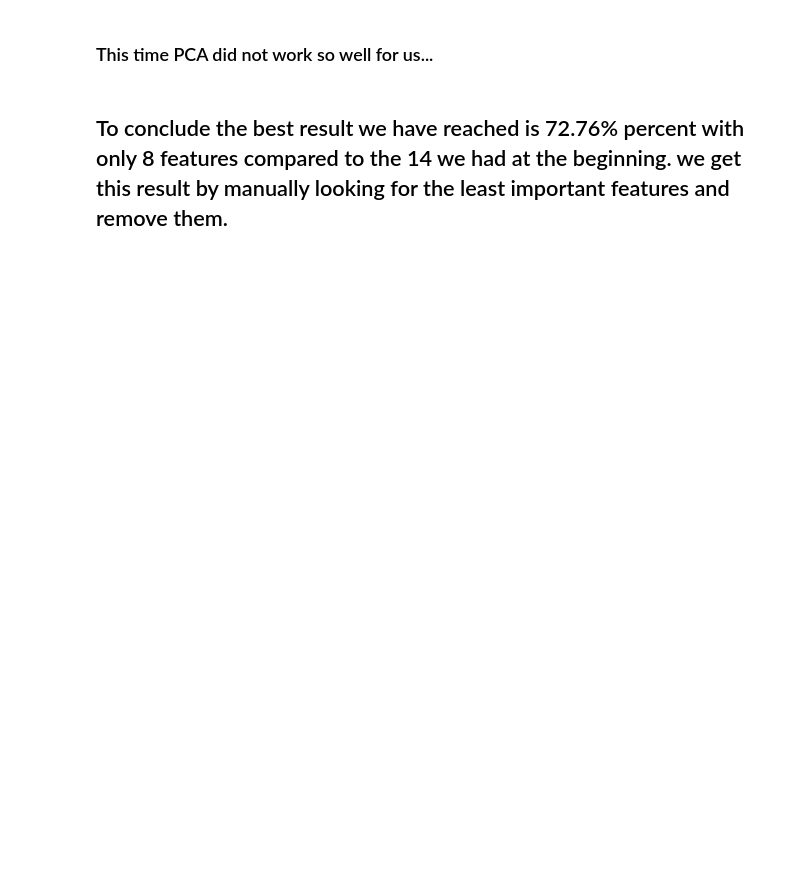
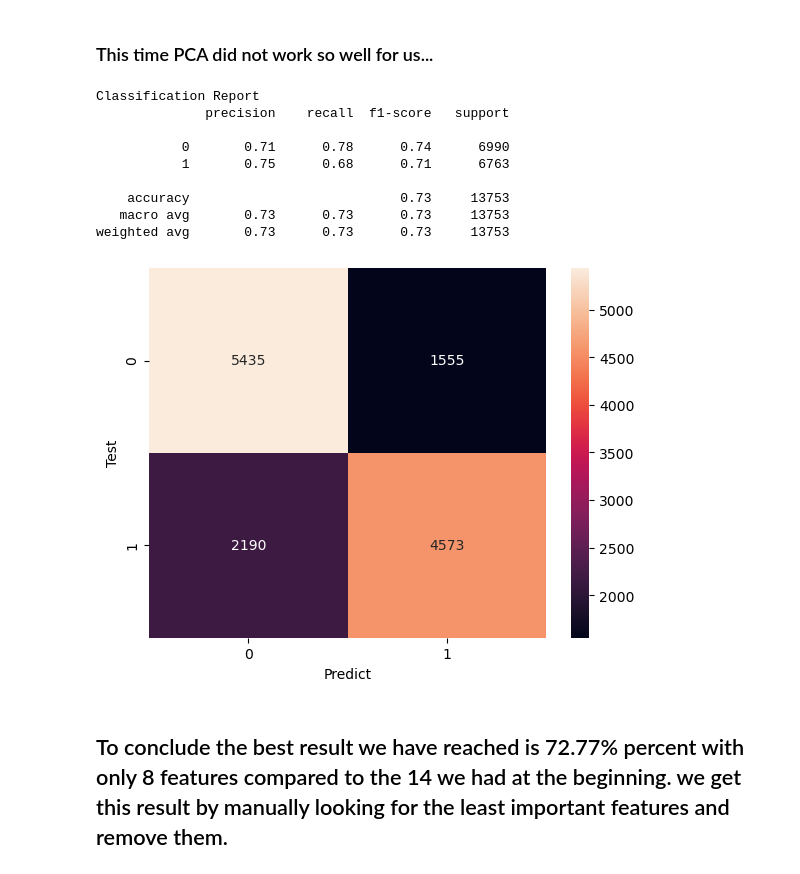
Before and after one commit to ortrsa/Data_Science_Final_Project_2, a Jupyter notebook: Notebook1-improve_EX1.ipynb, the cells around one changed output. Drawn from its saved outputs; the diff is of its cells as text; code cells hidden in the pictures; blank space fills up the shorter version.

```diff
--- a/Notebook1-improve_EX1.ipynb
+++ b/Notebook1-improve_EX1.ipynb
@@ -446,11 +513,11 @@ scal_x1_train = pd.DataFrame(StandardScaler().fit(x1_train).transform(x1_train),
 scal_x1_test = pd.DataFrame(StandardScaler().fit(x1_train).transform(x1_test),columns=x1.columns)
 scal_x1 = pd.DataFrame(StandardScaler().fit(x1).transform(x1),columns=x1.columns)
 # %%
-Ada = AdaBoostClassifier(
+Ada_= AdaBoostClassifier(
     DT,n_estimators=220,algorithm="SAMME.R",learning_rate=0.37
     )
-Ada.fit(scal_x1_train, y1_train)
-print("AdaBoostClassifier mean accuracy: {:.2f}%".format(Ada.score(scal_x1_test, y1_test)*100))
+Ada_.fit(scal_x1_train, y1_train)
+print("AdaBoostClassifier mean accuracy: {:.2f}%".format(Ada_.score(scal_x1_test, y1_test)*100))
 # %% [output]
 AdaBoostClassifier mean accuracy: 72.77%
 # %% [markdown]
@@ -527,4 +591,25 @@ Wall time: 24.2 s
 # %% [markdown]
 ### This time PCA did not work so well for us...
+# %%
+y_pred = Ada_.predict(scal_x1_test)
+print( 'Classification Report')
+print(classification_report(y_test, y_pred))
+cm = confusion_matrix(y_test, y_pred)
+plt.subplots()
+sns.heatmap(cm,fmt=".0f", annot=True)
+plt.xlabel("Predict")
+plt.ylabel("Test")
+plt.show()
+# %% [output]
+Classification Report
+              precision    recall  f1-score   support
+
+           0       0.71      0.78      0.74      6990
+           1       0.75      0.68      0.71      6763
+
+    accuracy                           0.73     13753
+   macro avg       0.73      0.73      0.73     13753
+weighted avg       0.73      0.73      0.73     13753
+[figure, added]
 # %% [markdown]
-## To conclude the best result we have reached is 72.76% percent with only 8 features compared to the 14 we had at the beginning. we get this result by manually looking for the least important features and remove them.
+## To conclude the best result we have reached is 72.77% percent with only 8 features compared to the 14 we had at the beginning. we get this result by manually looking for the least important features and remove them.
```
Also changed, not shown: parts of 23 cells of this notebook, 2 other files.
